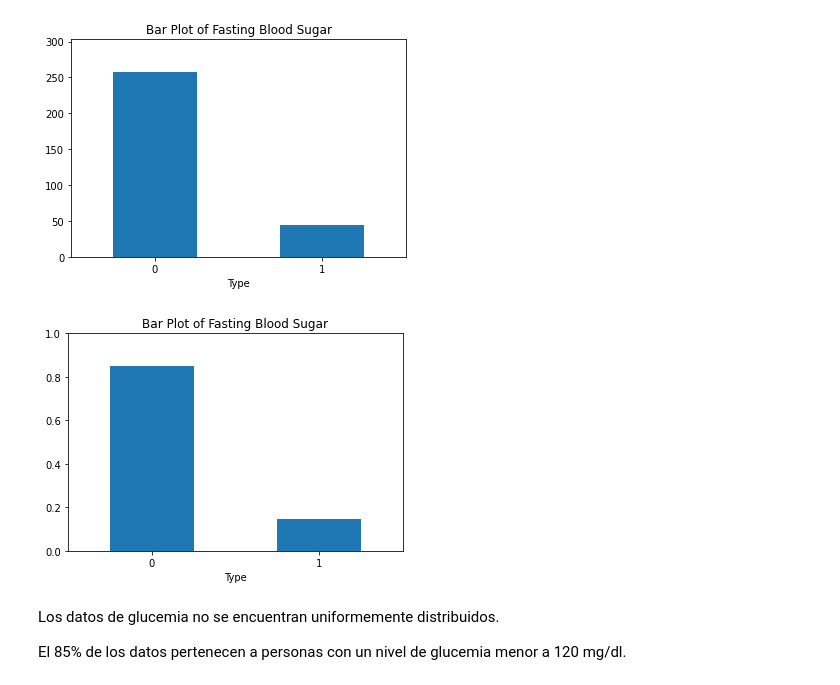
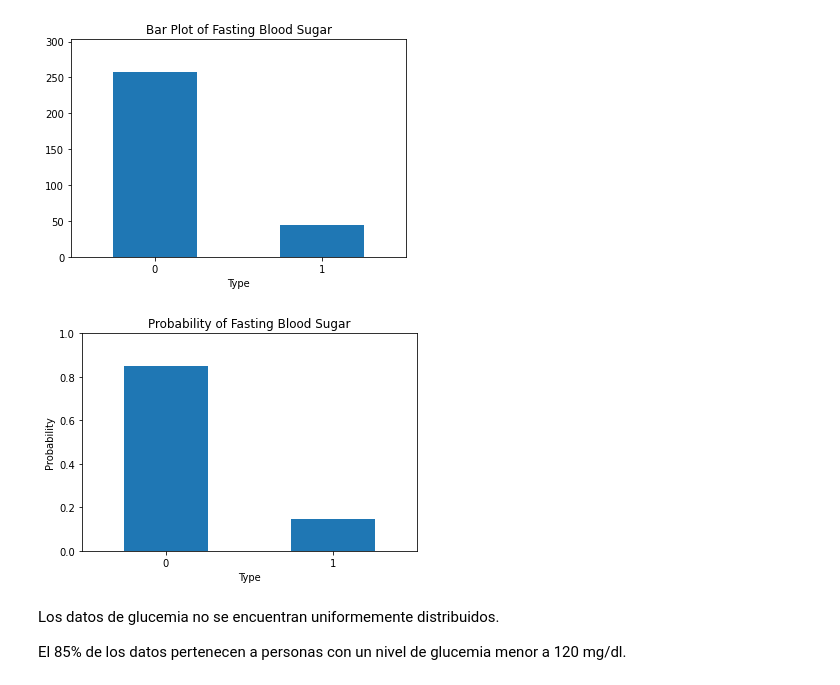
Before and after one commit to AnaliticaComputacional-2023-10/Proyecto1, a Jupyter notebook: Proyecto1.ipynb, the cells around one changed output. Drawn from its saved outputs; the diff is of its cells as text; code cells hidden in the pictures.

Commit message:
Minor changes in graphs

```diff
--- a/Proyecto1.ipynb
+++ b/Proyecto1.ipynb
@@ -479,11 +480,12 @@ plt.show()
 [figure]
 # %%
 ax = bar['prob'].plot.bar(rot=0, ylim=[0, 1], legend=False)
-ax.set_title('Bar Plot of Fasting Blood Sugar')
+ax.set_title('Probability of Fasting Blood Sugar')
 ax.set_xlabel('Type')
+ax.set_ylabel('Probability')
 plt.show()
 # %% [output]
-[figure, old version]
+[figure, new version]
 # %% [markdown]
 Los datos de glucemia no se encuentran uniformemente distribuidos.
 
```
Also changed, not shown: parts of 2 cells of this notebook.
